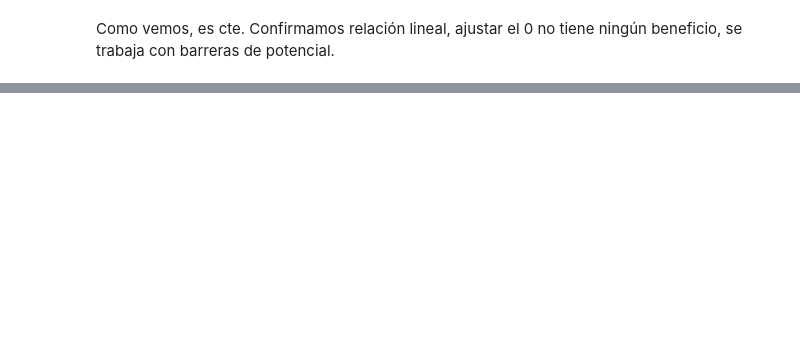
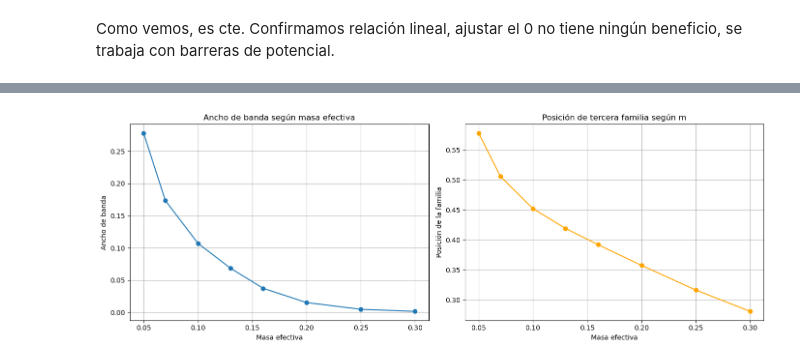
Before and after one commit to teresa-p-l/GNOMOS, a Jupyter notebook: Diegod/simulaciones.ipynb, the cells around one changed output, grey strips where cells are left out. Saved outputs shown, nothing was run; the diff lists cells and outputs as text; code cells hidden in the pictures; blank space fills up the shorter version.

```diff
--- a/Diegod/simulaciones.ipynb
+++ b/Diegod/simulaciones.ipynb
@@ -76,0 +91,26 @@ Como vemos, es cte. Confirmamos relación lineal, ajustar el 0 no tiene ningún
+# %%
+data3 = np.loadtxt('prueba_masasefectivas/simulacion3.txt', skiprows=1)
+
+x = data3[:, 0]
+y = data3[:, 2] - data3[:, 1]
+
+fig, axs = plt.subplots(1, 2, figsize=(14, 5))
+
+# Left plot: ancho de banda según masa efectiva
+axs[0].plot(x, y, marker='o')
+axs[0].set_xlabel('Masa efectiva')
+axs[0].set_ylabel('Ancho de banda')
+axs[0].set_title('Ancho de banda según masa efectiva')
+axs[0].grid(True)
+
+# Right plot: primera columna vs segunda columna de simulacion3.txt
+axs[1].plot(data3[:, 0], data3[:, 1], marker='o', color='orange')
+axs[1].set_xlabel('Masa efectiva')
+axs[1].set_ylabel('Posición de la familia')
+axs[1].set_title('Posición de tercera familia según m')
+axs[1].grid(True)
+
+plt.tight_layout()
+plt.show()
+# %% [output]
+[figure, added]
```
Also changed, not shown: parts of 5 cells of this notebook, 1 other file.
